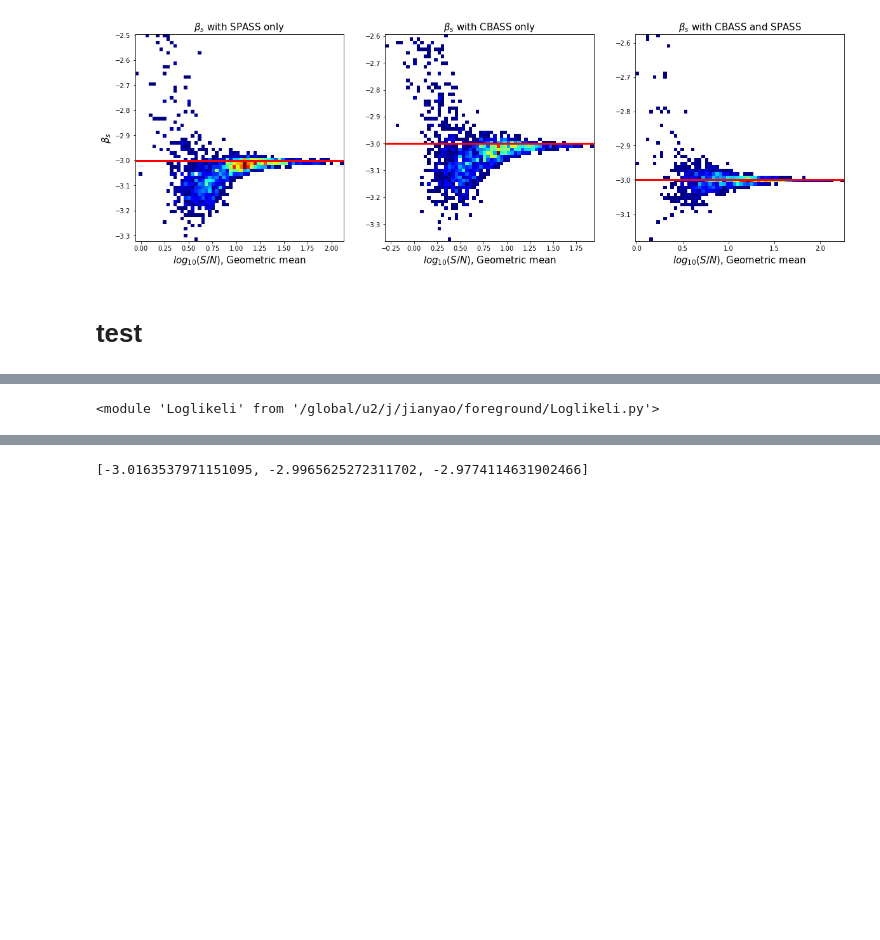
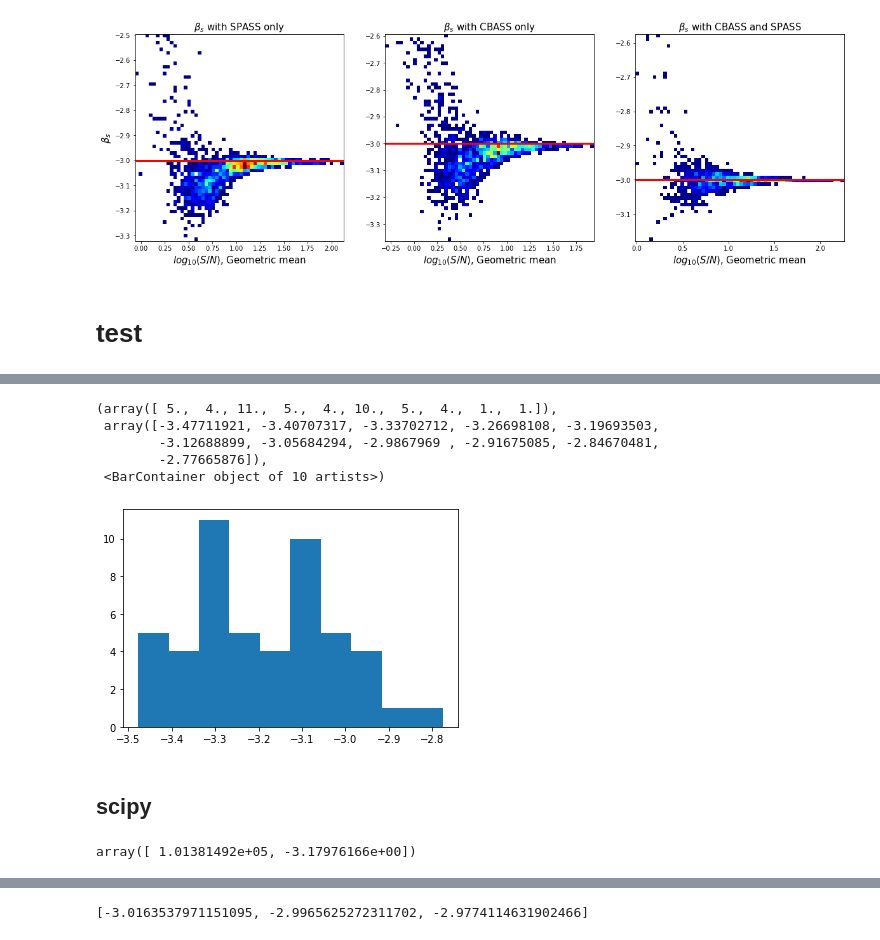
Before and after one commit to yaojian95/Beta_s, a Jupyter notebook: Likelihood_analysis.ipynb, the cells around one changed output, grey strips where cells are left out. Drawn from its saved outputs; the diff is of its cells as text; code cells hidden in the pictures; blank space fills up the shorter version.

```diff
--- a/Likelihood_analysis.ipynb
+++ b/Likelihood_analysis.ipynb
@@ -31,7 +29,7 @@ from dynesty import plotting as dyplot
 # %% [markdown]
 # import data
 # %%
-fres = np.array([2.3, 5, 23, 28.4, 33]); nu0 = gmean(fres); nside = 32
+fres = np.array([2.3, 5, 23, 28.4, 33]); nu0 = gmean(fres); nside = 128
 
 nu0_both = gmean(fres)
 nu0_C = gmean([fres[1], fres[2], fres[3], fres[4]])
@@ -375,3 +384,8 @@ def ppp(n):
     for i in range(5):
         print(total_P[i][n],total_sigma[i][n], total_P[i][n]/total_sigma[i][n])
     return None
+# %%
+betas_all = np.zeros((50, 12*nside**2))
+for j in range(50):
+    results= np.load('/global/cscratch1/sd/jianyao/CBASS/Results/s0_only_homo_noise/Dyne_As_betas_masked_both_%s_with_%s_%03d.npy'%(nside, 'SPASS_only',j))
+    betas_all[j] = Bp2f(results,mask_index, nside = nside)[2]
@@ -378,7 +409,15 @@ def ppp(n):
+# %%
+plt.hist(betas_all[:, 2715])
+# %% [output]
+(array([ 5.,  4., 11.,  5.,  4., 10.,  5.,  4.,  1.,  1.]),
+ array([-3.47711921, -3.40707317, -3.33702712, -3.26698108, -3.19693503,
+        -3.12688899, -3.05684294, -2.9867969 , -2.91675085, -2.84670481,
+        -2.77665876]),
+ <BarContainer object of 10 artists>)
+[figure, added]
 # %%
 import Loglikeli
 # %%
-import importlib
-importlib.reload(Loglikeli)
+P1 = np.load('/global/cscratch1/sd/jianyao/CBASS/Foreground/P_14.92_s0_32_uK_RJ.npy') ## spass only PYSM simulated results at specific frequency
+P2 = np.load('/global/cscratch1/sd/jianyao/CBASS/Foreground/P_18.12_s0_32_uK_RJ.npy') ## cbass only
+P3= np.load('/global/cscratch1/sd/jianyao/CBASS/Foreground/P_11.99_s0_32_uK_RJ.npy') ## both
-# %% [output]
-<module 'Loglikeli' from '/global/u2/j/jianyao/foreground/Loglikeli.py'>
@@ -399,0 +424,2 @@ def prior_flex(cube, A0):
+# %% [markdown]
+## scipy
@@ -399,0 +439,4 @@ def prior_flex(cube, A0):
+# %%
+popt
+# %% [output]
+array([ 1.01381492e+05, -3.17976166e+00])
```
Also changed, not shown: parts of 47 cells of this notebook.
